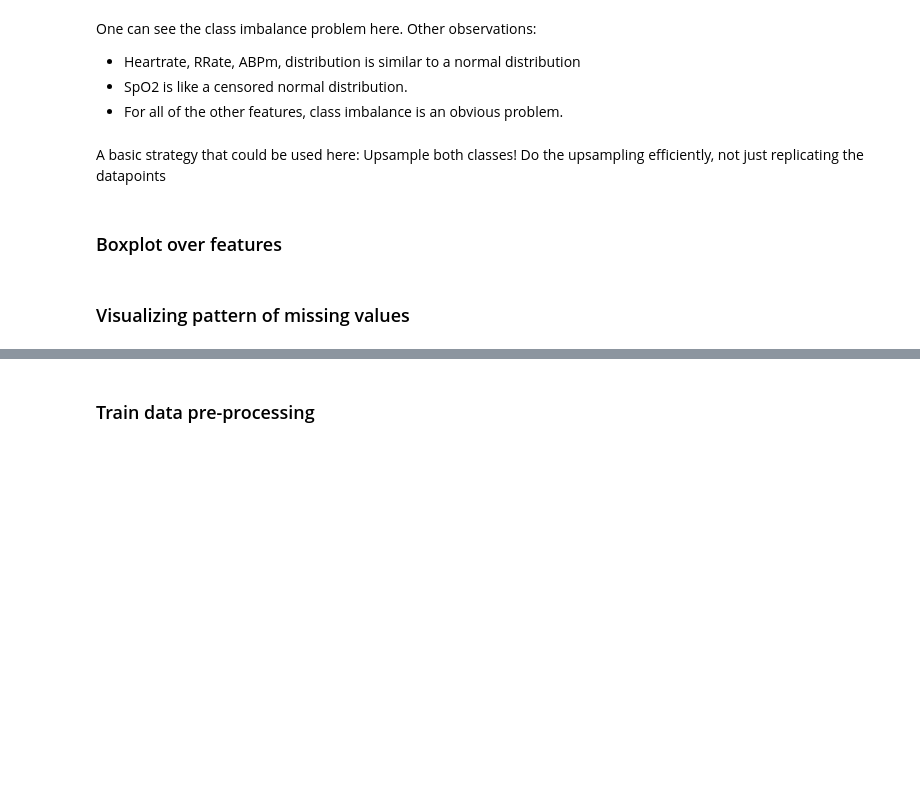
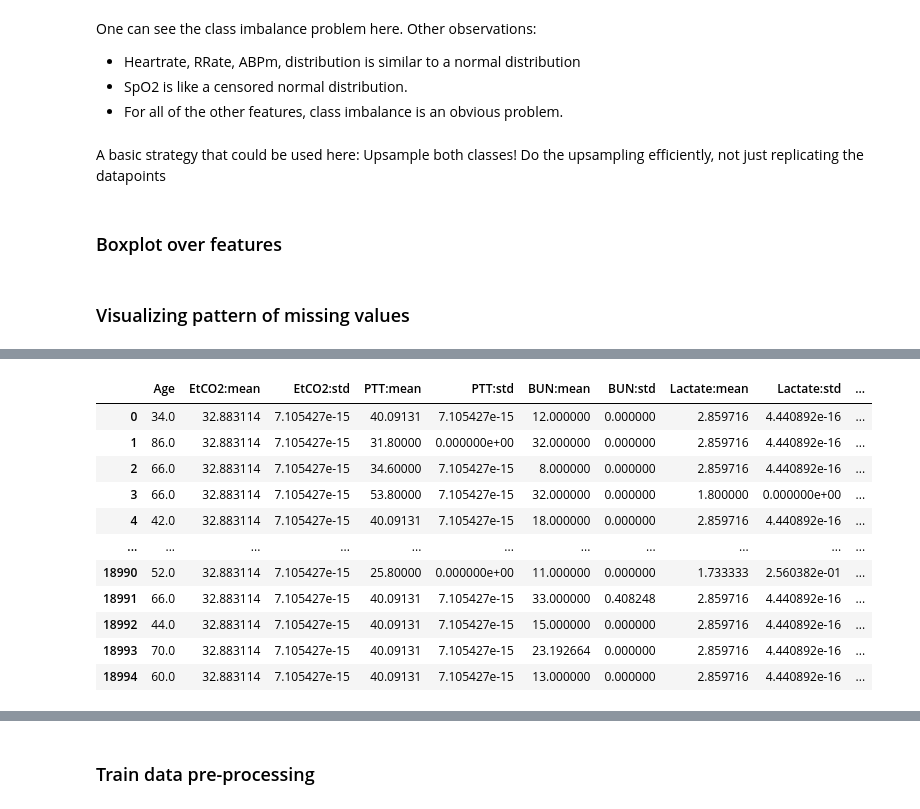
Before and after one commit to Ahmadrezauf/IntroToML, a Jupyter notebook: task_2/Ldt_task2.ipynb, the cells around one changed output, grey strips where cells are left out. Cells and saved outputs as stored; diff of their text form; code cells hidden in the pictures; blank space fills up the shorter version.

```diff
--- a/task_2/Ldt_task2.ipynb
+++ b/task_2/Ldt_task2.ipynb
@@ -61,3 +65,6 @@ df_test_features = df_test_features.drop('Time', axis = 1)
+# %%
+train_pids = df_train_features['pid'].unique()
+test_pids = df_test_features['pid'].unique()
 # %% [markdown]
  ### Histogram of the output labels
 # %% [markdown]
@@ -130,0 +162,8 @@ msno.heatmap(df_train_features)
+# %%
+# Extract Statistics out of columns
+train_columns_mean = df_train_features.mean(skipna = True)
+train_columns_median = df_train_features.median(skipna = True)
+
+# Extract Statistics out of test
+test_columns_mean = df_test_features.mean(skipna = True)
+test_columns_median = df_test_features.median(skipna = True)
@@ -130,0 +206,82 @@ msno.heatmap(df_train_features)
+# %%
+def aggregation_imputation_technique(datInp, variables, vars_classes, pids, trainStats):
+    vars_class1 = vars_classes[0]
+    vars_class2 = vars_classes[1]
+    vars_class3 = vars_classes[2]
+
+    dat = copy.deepcopy(datInp)
+
+    vars_class1 = vars_classes[0]
+    vars_class2 = vars_classes[1]
+    vars_class3 = vars_classes[2]
+
+    aggregated_dataframe = []
+    for pid in pids:
+        # dataframe for this pid
+        df = dat.loc[dat['pid'] == pid]
+
+        imputer = KNNImputer(n_neighbors=2)
+
+        df = imputation_pid(df, imputer, trainStats)
+
+        calculated_features = []
+        col_names = []
+        for var in variables:
+
+            # how many NaN are in there for this variable
+            data = df[var].tolist()
+
+            if var == "pid":
+                continue
+
+            if var == "Age":
+                arr = "Age"
+                col_names.append(arr)
+                calculated_features.append(data[0])
+
+            elif var in vars_class1:
+                for i in range(12):
+                    col_names.append(var + ":" + str(i))
+
+                calculated_features = calculated_features + data
+
+            elif var in vars_class2:
+                calculated_features.append(np.nanmean(data))
+                calculated_features.append(np.nanstd(data))
+                calculated_features.append(np.nanmin(data))
+                calculated_features.append(np.nanmax(data))
+
+                col_names.append(var + ":mean")
+                col_names.append(var + ":std")
+                col_names.append(var + ":min")
+                col_names.append(var + ":max")
+
+            else:
+                calculated_features.append(np.nanmean(data))
+                calculated_features.append(np.nanstd(data))
+
+                col_names.append(var + ":mean")
+                col_names.append(var + ":std")
+
+        aggregated_dataframe.append(calculated_features)
+
+    aggregated_dataframe = pd.DataFrame(aggregated_dataframe, columns = col_names)
+
+    return(aggregated_dataframe)
+
+df_train_agg_features = aggregation_imputation_technique(df_train_features, df_train_features.columns, vars_classes,
+                                                         train_pids, train_columns_mean)
+df_train_agg_features
+# %% [output]
+|  | Age | EtCO2:mean | EtCO2:std | PTT:mean | PTT:std | BUN:mean | BUN:std | Lactate:mean | Lactate:std | ... |
+| 0 | 34.0 | 32.883114 | 7.105427e-15 | 40.09131 | 7.105427e-15 | 12.000000 | 0.000000 | 2.859716 | 4.440892e-16 | ... |
+| 1 | 86.0 | 32.883114 | 7.105427e-15 | 31.80000 | 0.000000e+00 | 32.000000 | 0.000000 | 2.859716 | 4.440892e-16 | ... |
+| 2 | 66.0 | 32.883114 | 7.105427e-15 | 34.60000 | 7.105427e-15 | 8.000000 | 0.000000 | 2.859716 | 4.440892e-16 | ... |
+| 3 | 66.0 | 32.883114 | 7.105427e-15 | 53.80000 | 7.105427e-15 | 32.000000 | 0.000000 | 1.800000 | 0.000000e+00 | ... |
+| 4 | 42.0 | 32.883114 | 7.105427e-15 | 40.09131 | 7.105427e-15 | 18.000000 | 0.000000 | 2.859716 | 4.440892e-16 | ... |
+| ... | ... | ... | ... | ... | ... | ... | ... | ... | ... | ... |
+| 18990 | 52.0 | 32.883114 | 7.105427e-15 | 25.80000 | 0.000000e+00 | 11.000000 | 0.000000 | 1.733333 | 2.560382e-01 | ... |
+| 18991 | 66.0 | 32.883114 | 7.105427e-15 | 40.09131 | 7.105427e-15 | 33.000000 | 0.408248 | 2.859716 | 4.440892e-16 | ... |
+| 18992 | 44.0 | 32.883114 | 7.105427e-15 | 40.09131 | 7.105427e-15 | 15.000000 | 0.000000 | 2.859716 | 4.440892e-16 | ... |
+| 18993 | 70.0 | 32.883114 | 7.105427e-15 | 40.09131 | 7.105427e-15 | 23.192664 | 0.000000 | 2.859716 | 4.440892e-16 | ... |
+| 18994 | 60.0 | 32.883114 | 7.105427e-15 | 40.09131 | 7.105427e-15 | 13.000000 | 0.000000 | 2.859716 | 4.440892e-16 | ... |
```
Also changed, not shown: parts of 24 cells of this notebook, 5 other files.
